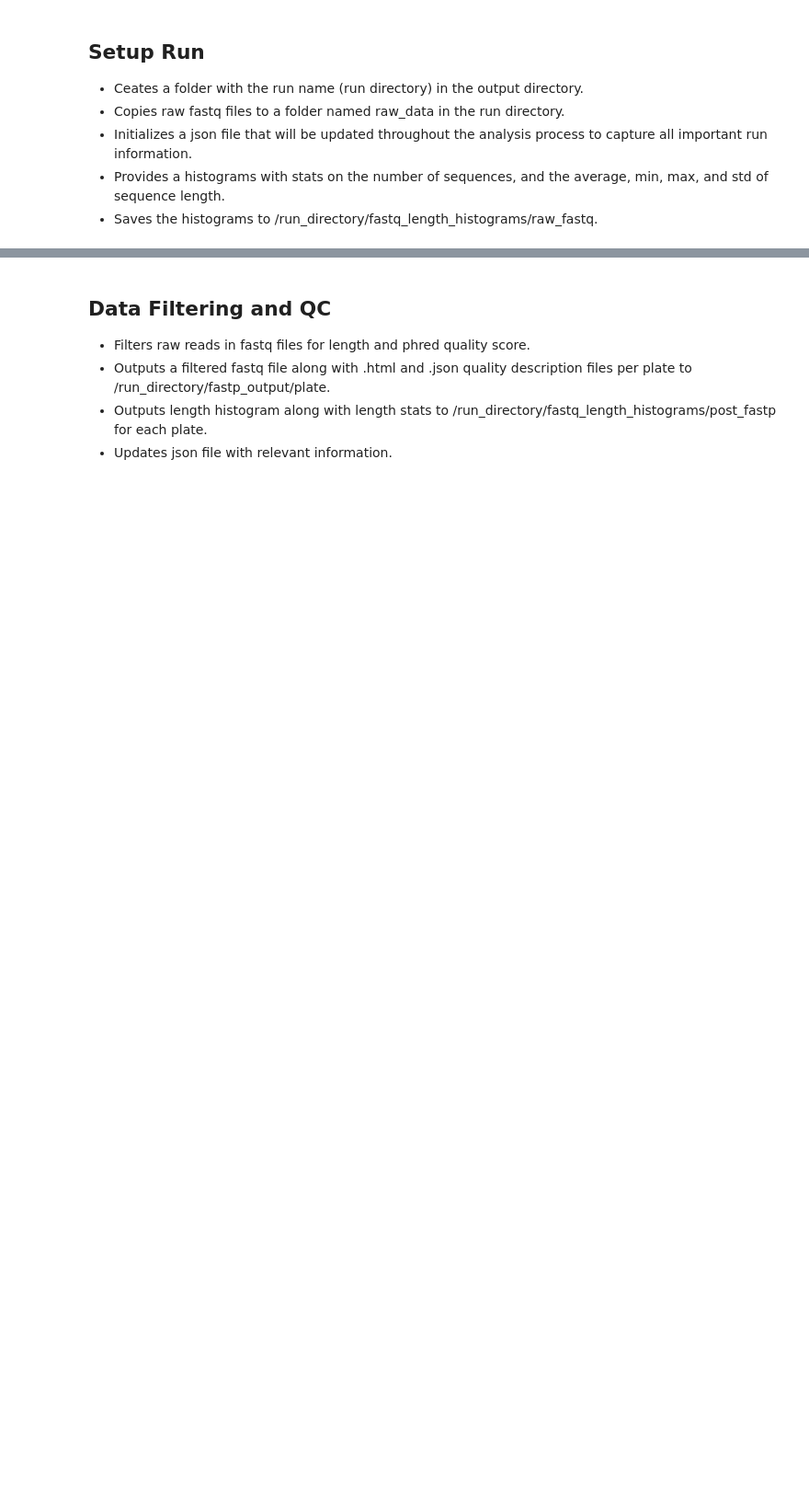
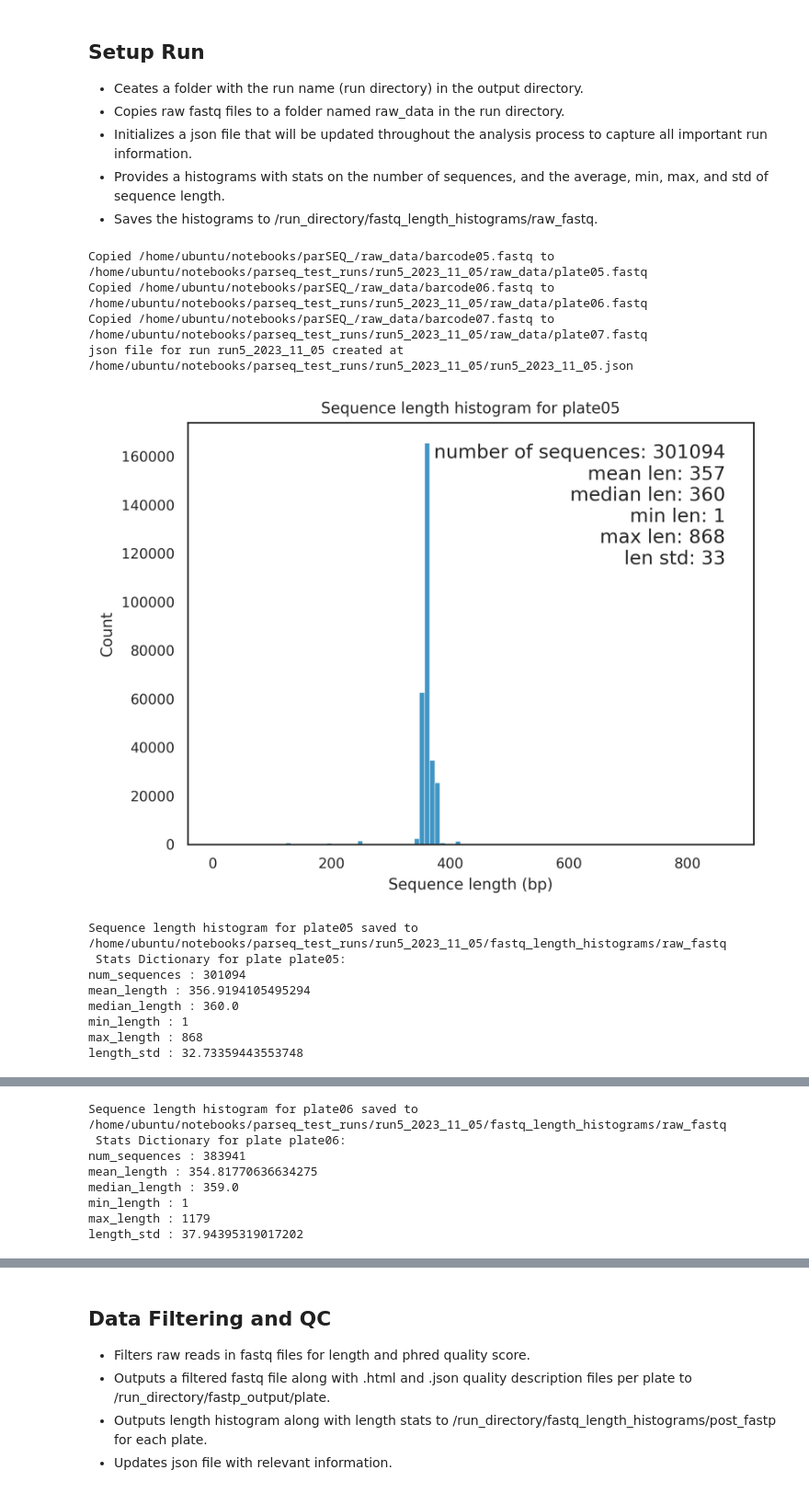
Before and after one commit to m-houm/parseq_analyze, a Jupyter notebook: parseq_run_notebook.ipynb, the cells around one changed output, grey strips where cells are left out. Shown: that part at 92% size. Saved outputs shown, nothing was run; the diff lists cells and outputs as text; code cells hidden in the pictures; blank space fills up the shorter version.

```diff
--- a/parseq_run_notebook.ipynb
+++ b/parseq_run_notebook.ipynb
@@ -10,26 +10,40 @@ from parseq_analyze import run_parseq
 # %%
 ## Setup Run Parameters
 
 # A folder with the name of the run will be created in the output directory (path://output_directory_path/run_name)
 
-run_name='run4_2023_10_30'
+run_name='run5_2023_11_05'
 
 output_directory_path= '/home/ubuntu/notebooks/parseq_test_runs'
 
 # fastq files for each plate.
 # fastq files will be copied to /run_directory/raw_data and renamed to the plate name
 plate_naming_scheme ={
     #platename : path to fastq file
     'plate05' : '/home/ubuntu/notebooks/parSEQ_/raw_data/barcode05.fastq',
     'plate06' : '/home/ubuntu/notebooks/parSEQ_/raw_data/barcode06.fastq',
     'plate07' : '/home/ubuntu/notebooks/parSEQ_/raw_data/barcode07.fastq',
 
 }
 
 # If you wish to run multiprocessing on the plates, set the number of cores here. If you wish to run on a single core, set to 1.
 # Multiprocessing will run for the most intensive part of the analysis, which are the plate demultiplexing and the well sequence alignment
 multiprocessing_cores = 4
 
 
 
 run_json_file_path = run_parseq.set_up_run(run_name,output_directory_path,plate_naming_scheme,multiprocessing_cores)
+# %% [output]
+Copied /home/ubuntu/notebooks/parSEQ_/raw_data/barcode05.fastq to /home/ubuntu/notebooks/parseq_test_runs/run5_2023_11_05/raw_data/plate05.fastq
+Copied /home/ubuntu/notebooks/parSEQ_/raw_data/barcode06.fastq to /home/ubuntu/notebooks/parseq_test_runs/run5_2023_11_05/raw_data/plate06.fastq
+Copied /home/ubuntu/notebooks/parSEQ_/raw_data/barcode07.fastq to /home/ubuntu/notebooks/parseq_test_runs/run5_2023_11_05/raw_data/plate07.fastq
+json file for run run5_2023_11_05 created at /home/ubuntu/notebooks/parseq_test_runs/run5_2023_11_05/run5_2023_11_05.json
+[figure, added]
+Sequence length histogram for plate05 saved to /home/ubuntu/notebooks/parseq_test_runs/run5_2023_11_05/fastq_length_histograms/raw_fastq
+ Stats Dictionary for plate plate05:
+num_sequences : 301094
+mean_length : 356.9194105495294
+median_length : 360.0
+min_length : 1
+max_length : 868
+length_std : 32.73359443553748
@@ -35,0 +51,8 @@ run_json_file_path = run_parseq.set_up_run(run_name,output_directory_path,plate_
+Sequence length histogram for plate06 saved to /home/ubuntu/notebooks/parseq_test_runs/run5_2023_11_05/fastq_length_histograms/raw_fastq
+ Stats Dictionary for plate plate06:
+num_sequences : 383941
+mean_length : 354.81770636634275
+median_length : 359.0
+min_length : 1
+max_length : 1179
+length_std : 37.94395319017202
```
Also changed, not shown: parts of 6 cells of this notebook, 2 other files.
